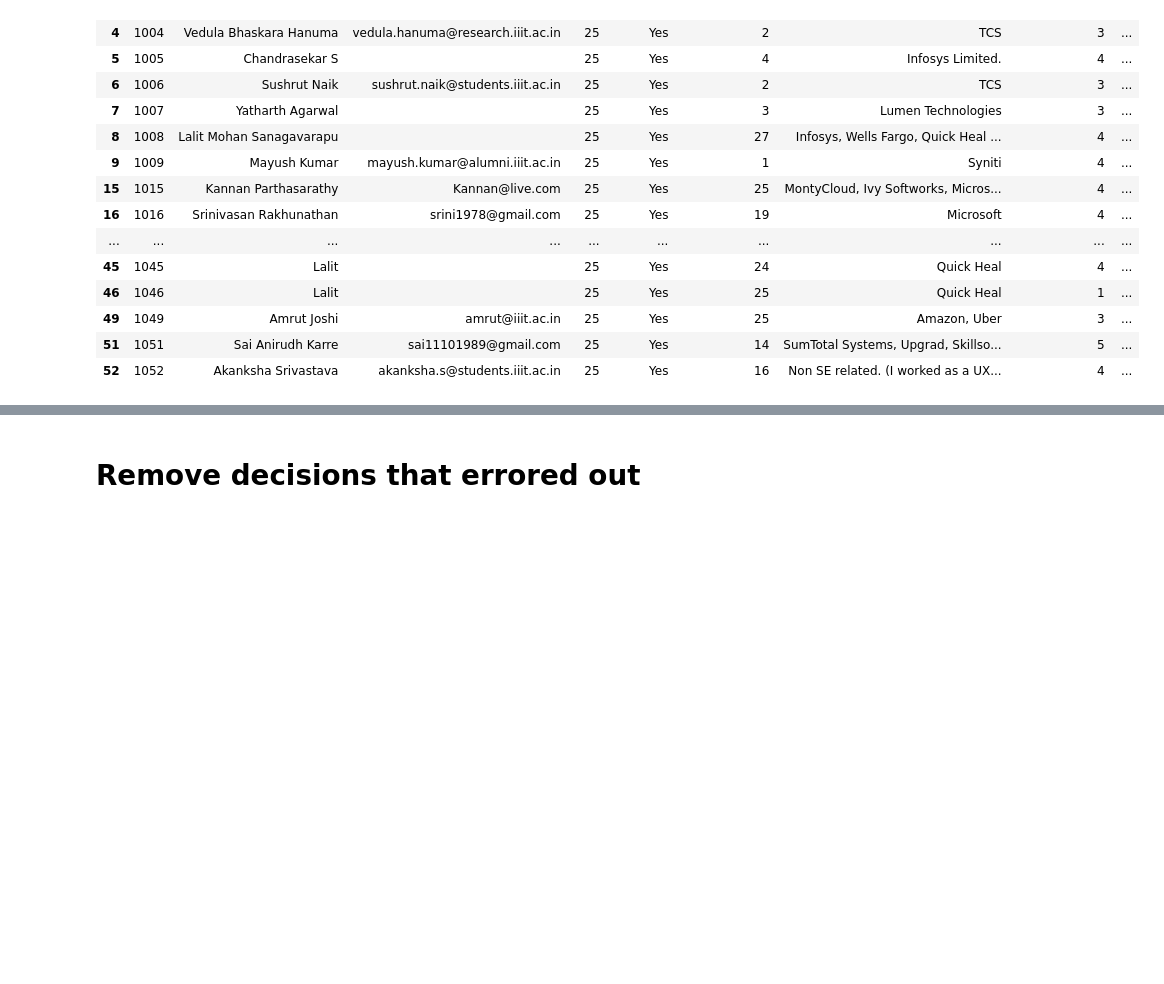
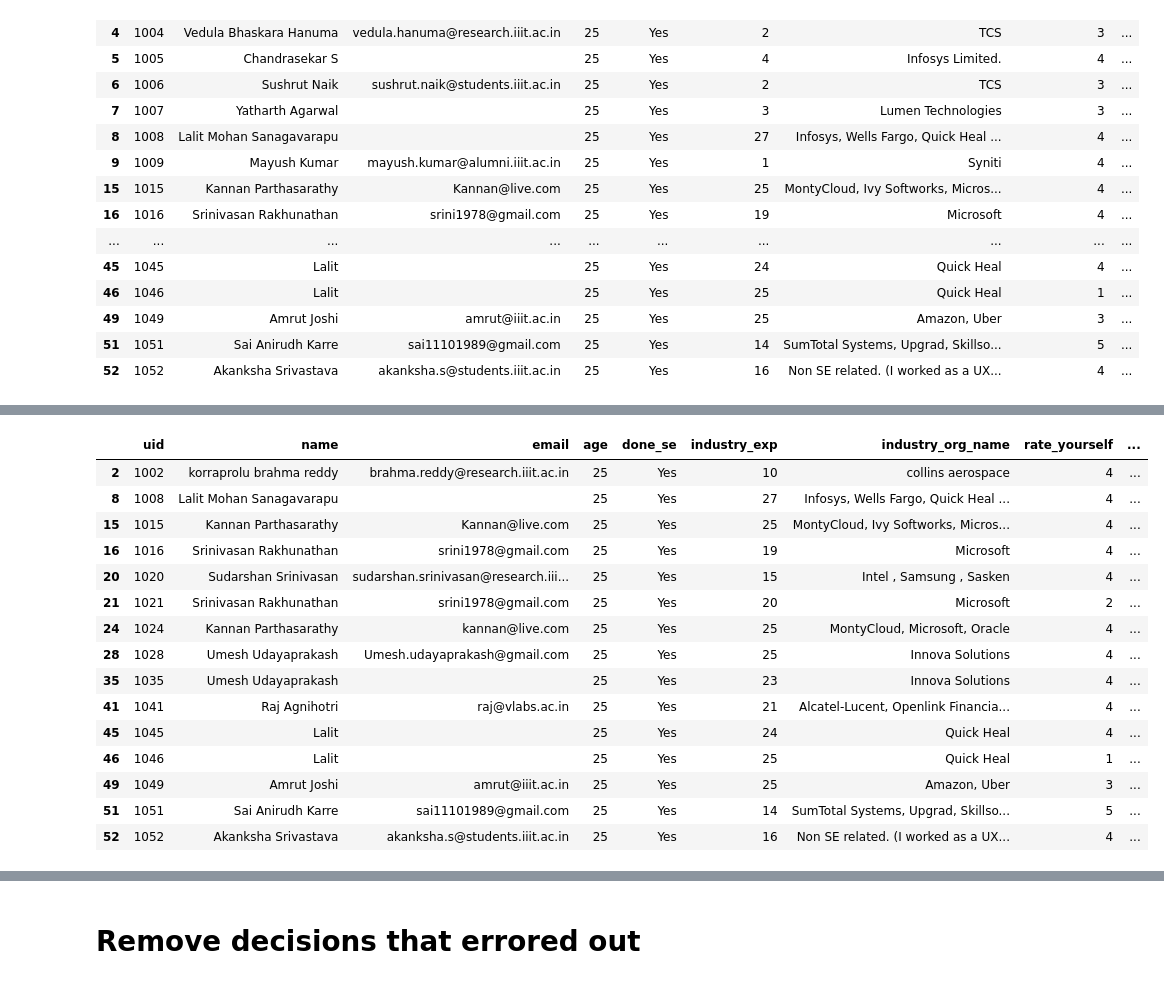
Before and after one commit to sa4s-serc/LLM4ADR, a Jupyter notebook: HumanEval/analysis/analysis.ipynb, the cells around one changed output, grey strips where cells are left out. Cells and saved outputs as stored; diff of their text form; code cells hidden in the pictures; blank space fills up the shorter version.

```diff
--- a/HumanEval/analysis/analysis.ipynb
+++ b/HumanEval/analysis/analysis.ipynb
@@ -136,0 +160,20 @@ new_data
+# %%
+exp_users = users[users['industry_exp'] >= 10]
+exp_users
+# %% [output]
+|  | uid | name | email | age | done_se | industry_exp | industry_org_name | rate_yourself | ... |
+| 2 | 1002 | korraprolu brahma reddy | brahma.reddy@research.iiit.ac.in | 25 | Yes | 10 | collins aerospace | 4 | ... |
+| 8 | 1008 | Lalit Mohan Sanagavarapu |  | 25 | Yes | 27 | Infosys, Wells Fargo, Quick Heal ... | 4 | ... |
+| 15 | 1015 | Kannan Parthasarathy | Kannan@live.com | 25 | Yes | 25 | MontyCloud, Ivy Softworks, Micros... | 4 | ... |
+| 16 | 1016 | Srinivasan Rakhunathan | srini1978@gmail.com | 25 | Yes | 19 | Microsoft | 4 | ... |
+| 20 | 1020 | Sudarshan Srinivasan | sudarshan.srinivasan@research.iii... | 25 | Yes | 15 | Intel , Samsung , Sasken | 4 | ... |
+| 21 | 1021 | Srinivasan Rakhunathan | srini1978@gmail.com | 25 | Yes | 20 | Microsoft | 2 | ... |
+| 24 | 1024 | Kannan Parthasarathy | kannan@live.com | 25 | Yes | 25 | MontyCloud, Microsoft, Oracle | 4 | ... |
+| 28 | 1028 | Umesh Udayaprakash | Umesh.udayaprakash@gmail.com | 25 | Yes | 25 | Innova Solutions | 4 | ... |
+| 35 | 1035 | Umesh Udayaprakash |  | 25 | Yes | 23 | Innova Solutions | 4 | ... |
+| 41 | 1041 | Raj Agnihotri | raj@vlabs.ac.in | 25 | Yes | 21 | Alcatel-Lucent, Openlink Financia... | 4 | ... |
+| 45 | 1045 | Lalit |  | 25 | Yes | 24 | Quick Heal | 4 | ... |
+| 46 | 1046 | Lalit |  | 25 | Yes | 25 | Quick Heal | 1 | ... |
+| 49 | 1049 | Amrut Joshi | amrut@iiit.ac.in | 25 | Yes | 25 | Amazon, Uber | 3 | ... |
+| 51 | 1051 | Sai Anirudh Karre | sai11101989@gmail.com | 25 | Yes | 14 | SumTotal Systems, Upgrad, Skillso... | 5 | ... |
+| 52 | 1052 | Akanksha Srivastava | akanksha.s@students.iiit.ac.in | 25 | Yes | 16 | Non SE related. (I worked as a UX... | 4 | ... |
```
Also changed, not shown: parts of 18 cells of this notebook, 5 other files.
